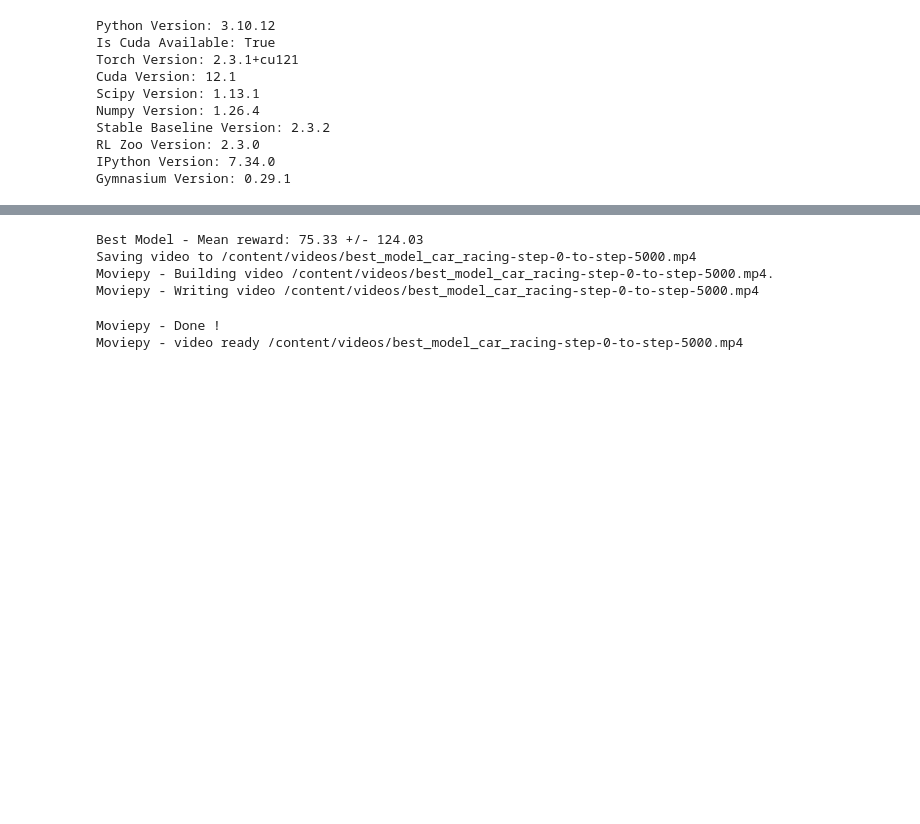
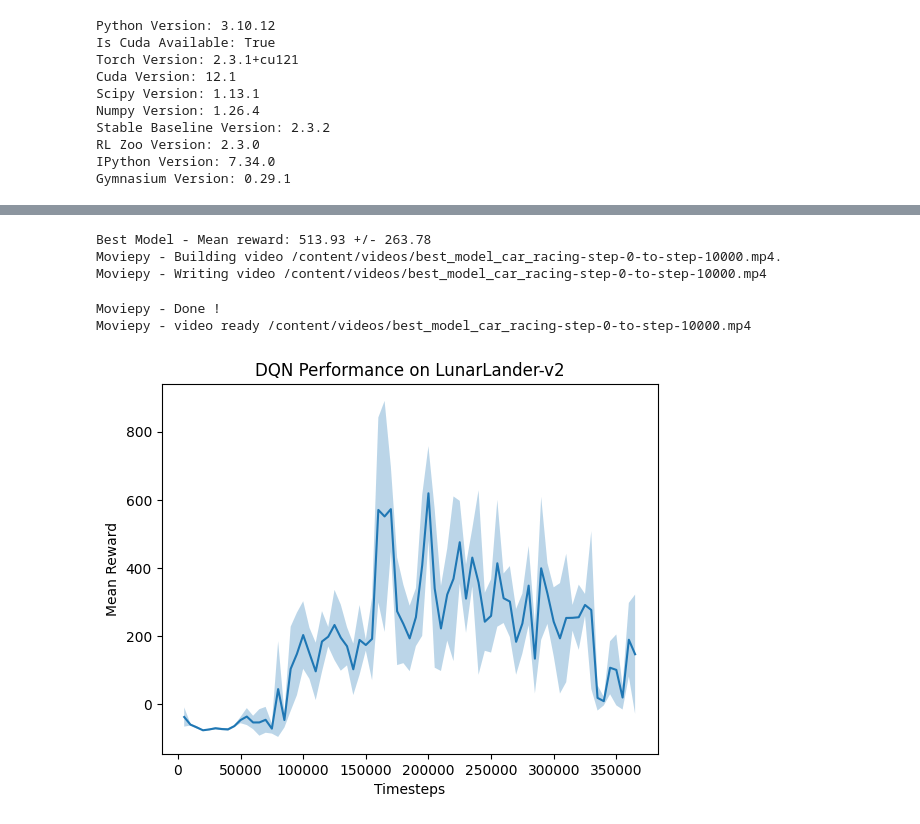
Before and after one commit to kuds/rl-car-racing, a Jupyter notebook: [Car Racing] Proximal Policy Optimization (PPO).ipynb, the cells around one changed output, grey strips where cells are left out. Cells and saved outputs as stored; diff of their text form; code cells hidden in the pictures; blank space fills up the shorter version.

Commit message:
Plot rewards over time

```diff
--- a/[Car Racing] Proximal Policy Optimization (PPO).ipynb
+++ b/[Car Racing] Proximal Policy Optimization (PPO).ipynb
@@ -106,8 +115,10 @@ Mean reward: 491.50 +/- 0.00
 # %%
-# Load the best model
+# Create Elevation CarRacing environment
 env = make_vec_env("CarRacing-v2", n_envs=1)
 env = VecFrameStack(env, n_stack=4)
 env = VecTransposeImage(env)
+
+# Load the best model
 best_model_path = "./logs/best_model.zip"
 best_model = PPO.load(best_model_path, env=env)
 
@@ -115,19 +126,45 @@ mean_reward, std_reward = evaluate_policy(best_model, env, n_eval_episodes=5)
 print(f"Best Model - Mean reward: {mean_reward:.2f} +/- {std_reward:.2f}")
 
 # Record video of the best model playing CarRacing
-env = VecVideoRecorder(env, "./videos/", video_length=5000, record_video_trigger=lambda x: x == 0, name_prefix="best_model_car_racing")
+env = VecVideoRecorder(env, "./videos/", video_length=10000, record_video_trigger=lambda x: x == 0, name_prefix="best_model_car_racing")
 
 obs = env.reset()
-for _ in range(5000):
+for _ in range(10000):
     action, _states = best_model.predict(obs)
     obs, rewards, dones, info = env.step(action)
     env.render()
+    if dones:
+        break
 
 env.close()
 # %% [output]
-Best Model - Mean reward: 75.33 +/- 124.03
-Saving video to /content/videos/best_model_car_racing-step-0-to-step-5000.mp4
-Moviepy - Building video /content/videos/best_model_car_racing-step-0-to-step-5000.mp4.
-Moviepy - Writing video /content/videos/best_model_car_racing-step-0-to-step-5000.mp4
+Best Model - Mean reward: 513.93 +/- 263.78
+Moviepy - Building video /content/videos/best_model_car_racing-step-0-to-step-10000.mp4.
+Moviepy - Writing video /content/videos/best_model_car_racing-step-0-to-step-10000.mp4
 Moviepy - Done !
-Moviepy - video ready /content/videos/best_model_car_racing-step-0-to-step-5000.mp4
+Moviepy - video ready /content/videos/best_model_car_racing-step-0-to-step-10000.mp4
+# %%
+import numpy as np
+import matplotlib.pyplot as plt
+
+# Load the evaluations.npz file
+data = np.load('./logs/evaluations.npz')
+
+# Extract the relevant data
+timesteps = data['timesteps']
+results = data['results']
+
+# Calculate the mean and standard deviation of the results
+mean_results = np.mean(results, axis=1)
+std_results = np.std(results, axis=1)
+
+# Plot the results
+plt.figure()
+plt.plot(timesteps, mean_results)
+plt.fill_between(timesteps, mean_results - std_results, mean_results + std_results, alpha=0.3)
+plt.xlabel('Timesteps')
+plt.ylabel('Mean Reward')
+plt.title('DQN Performance on LunarLander-v2')
+plt.show()
+# %% [output]
+[figure, added]
```
Also changed, not shown: parts of 4 cells of this notebook.
